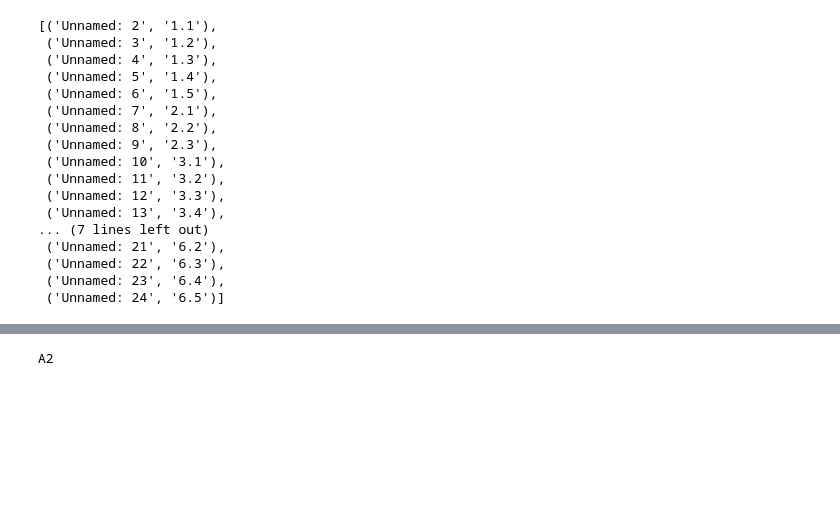
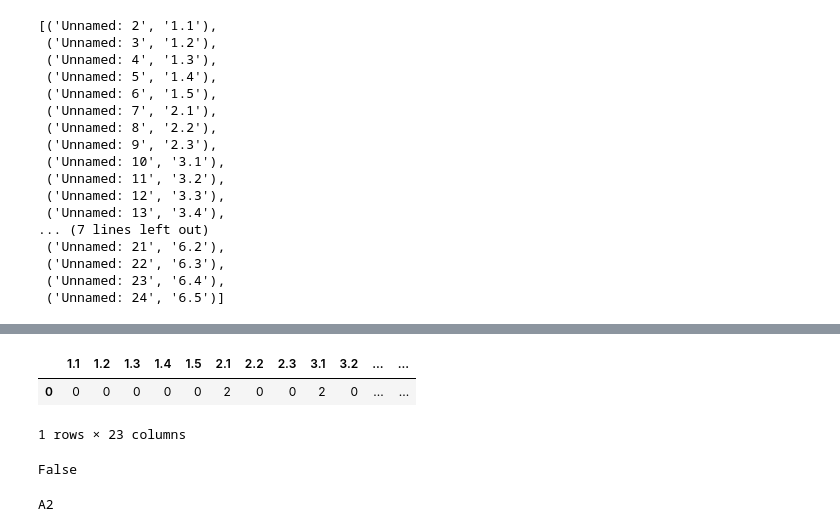
Before and after one commit to catedu/cdd-data, a Jupyter notebook: dev.ipynb, the cells around one changed output, grey strips where cells are left out. Drawn from its saved outputs; the diff is of its cells as text; code cells hidden in the pictures; blank space fills up the shorter version.

```diff
--- a/dev.ipynb
+++ b/dev.ipynb
@@ -157,3 +188,18 @@ Index(['1.1', '1.2', '1.3', '1.4', '1.5'], dtype='object')
+# %%
+df.applymap(lambda x: x if x == 0 else modifiers["Uso guiado"])
+# %% [output]
+|  | 1.1 | 1.2 | 1.3 | 1.4 | 1.5 | 2.1 | 2.2 | 2.3 | 3.1 | 3.2 | ... | ... |
+| 0 | 0 | 0 | 0 | 0 | 0 | 2 | 0 | 0 | 2 | 0 | ... | ... |
+1 rows × 23 columns
+# %%
+rows = [
+ (None, None),
+ (0, 0),
+ ]
+
+rows[0] is None or rows[1] is None
+# %% [output]
+False
 # %%
 df.iloc[:, -23:] = df.filter(regex="\d\.\d").fillna(0).astype(int)
 # %%
```
Also changed, not shown: parts of 15 cells of this notebook, 10 other files.
